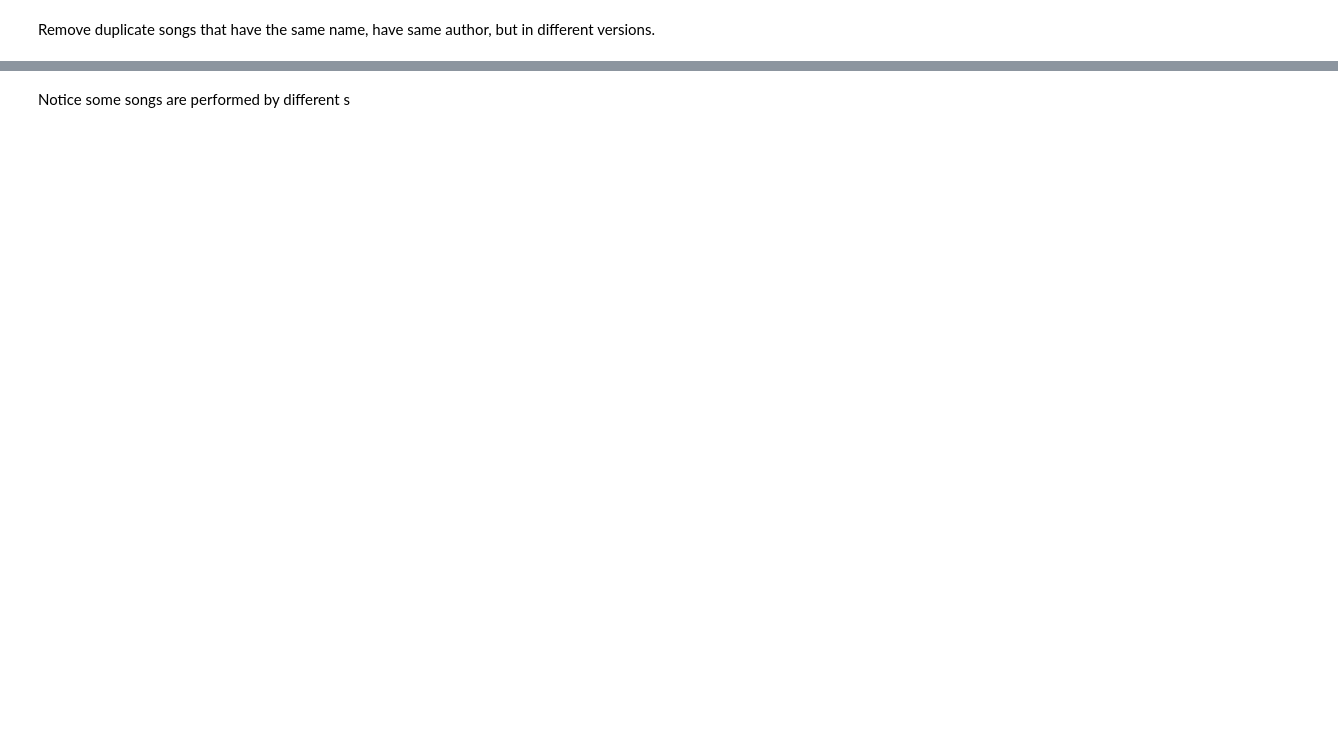
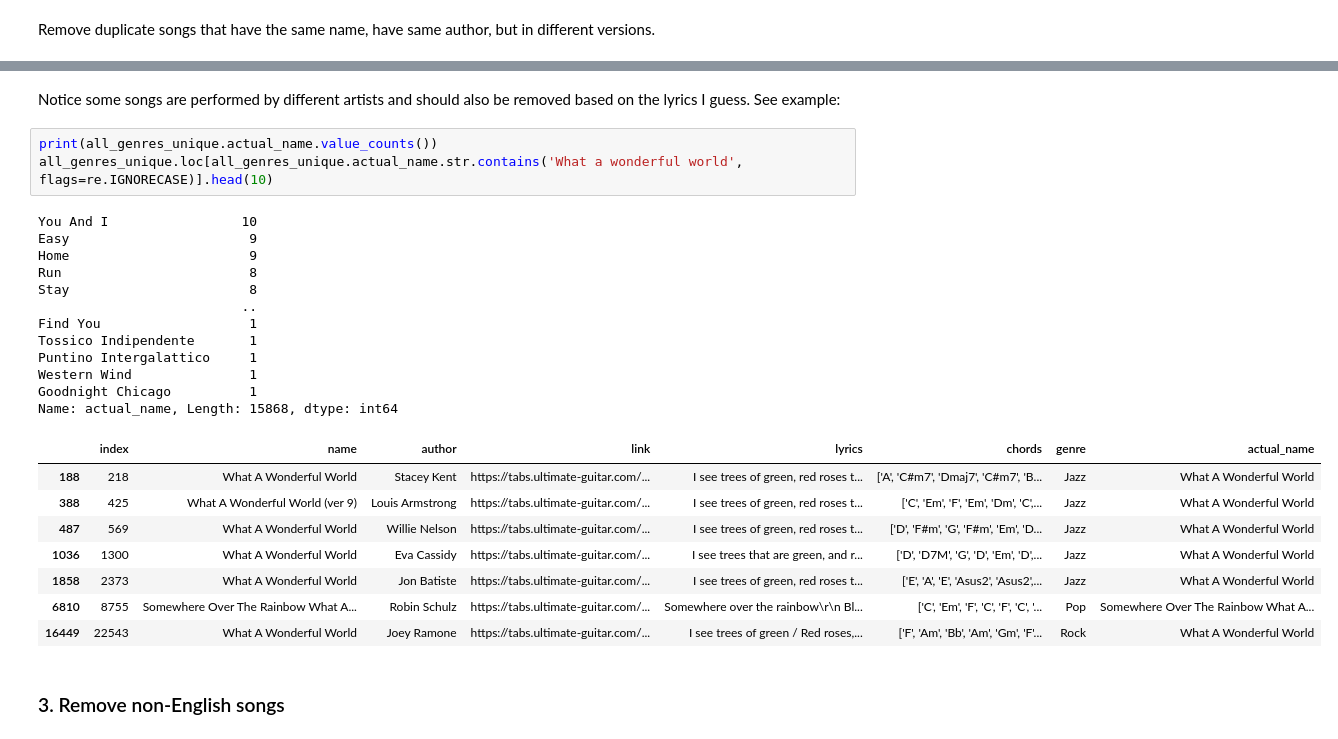
Before and after one commit to ThomasBench/ComputadorMusica, a Jupyter notebook: dataProcessor.ipynb, the cells around one changed output, grey strips where cells are left out. Cells and saved outputs as stored; diff of their text form; blank space fills up the shorter version.

```diff
--- a/dataProcessor.ipynb
+++ b/dataProcessor.ipynb
@@ -94,2 +99,28 @@ Name: actual_name, Length: 15868, dtype: int64
 # %% [markdown]
-Notice some songs are performed by different s
+Notice some songs are performed by different artists and should also be removed based on the lyrics I guess. See example:
+# %%
+print(all_genres_unique.actual_name.value_counts())
+all_genres_unique.loc[all_genres_unique.actual_name.str.contains('What a wonderful world', flags=re.IGNORECASE)].head(10)
+# %% [output]
+You And I                 10
+Easy                       9
+Home                       9
+Run                        8
+Stay                       8
+                          ..
+Find You                   1
+Tossico Indipendente       1
+Puntino Intergalattico     1
+Western Wind               1
+Goodnight Chicago          1
+Name: actual_name, Length: 15868, dtype: int64
+|  | index | name | author | link | lyrics | chords | genre | actual_name |
+| 188 | 218 | What A Wonderful World | Stacey Kent | https://tabs.ultimate-guitar.com/... | I see trees of green, red roses t... | ['A', 'C#m7', 'Dmaj7', 'C#m7', 'B... | Jazz | What A Wonderful World |
+| 388 | 425 | What A Wonderful World (ver 9) | Louis Armstrong | https://tabs.ultimate-guitar.com/... | I see trees of green, red roses t... | ['C', 'Em', 'F', 'Em', 'Dm', 'C',... | Jazz | What A Wonderful World |
+| 487 | 569 | What A Wonderful World | Willie Nelson | https://tabs.ultimate-guitar.com/... | I see trees of green, red roses t... | ['D', 'F#m', 'G', 'F#m', 'Em', 'D... | Jazz | What A Wonderful World |
+| 1036 | 1300 | What A Wonderful World | Eva Cassidy | https://tabs.ultimate-guitar.com/... | I see trees that are green, and r... | ['D', 'D7M', 'G', 'D', 'Em', 'D',... | Jazz | What A Wonderful World |
+| 1858 | 2373 | What A Wonderful World | Jon Batiste | https://tabs.ultimate-guitar.com/... | I see trees of green, red roses t... | ['E', 'A', 'E', 'Asus2', 'Asus2',... | Jazz | What A Wonderful World |
+| 6810 | 8755 | Somewhere Over The Rainbow What A... | Robin Schulz | https://tabs.ultimate-guitar.com/... | Somewhere over the rainbow\r\n Bl... | ['C', 'Em', 'F', 'C', 'F', 'C', '... | Pop | Somewhere Over The Rainbow What A... |
+| 16449 | 22543 | What A Wonderful World | Joey Ramone | https://tabs.ultimate-guitar.com/... | I see trees of green / Red roses,... | ['F', 'Am', 'Bb', 'Am', 'Gm', 'F'... | Rock | What A Wonderful World |
+# %% [markdown]
+### 3. Remove non-English songs
```
Also changed, not shown: parts of 11 cells of this notebook.
